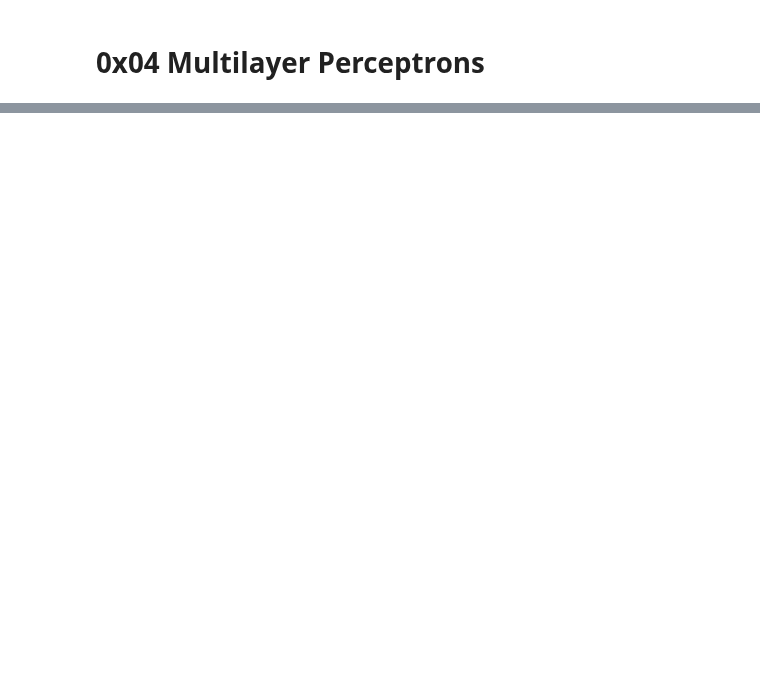
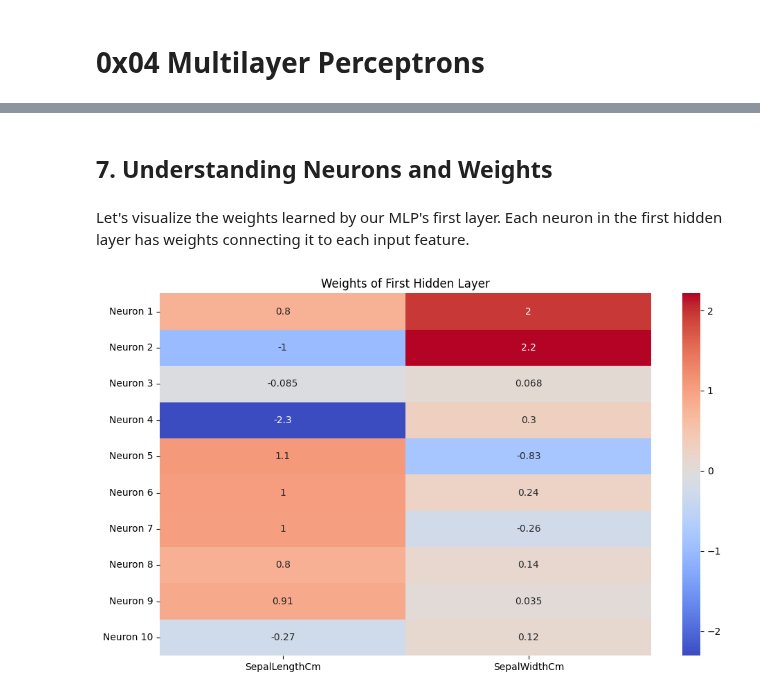
Before and after one commit to ut-vision/30min-of-deep-learning, a Jupyter notebook: 04_Multilayer_Perceptrons/index.ipynb, the cells around one changed output, grey strips where cells are left out. Cells and saved outputs as stored; diff of their text form; code cells hidden in the pictures; blank space fills up the shorter version.

```diff
--- a/04_Multilayer_Perceptrons/index.ipynb
+++ b/04_Multilayer_Perceptrons/index.ipynb
@@ -306,0 +464,22 @@ print(gaussian_info_df)
+# %% [markdown]
+## 7. Understanding Neurons and Weights
+# %% [markdown]
+Let's visualize the weights learned by our MLP's first layer. Each neuron in the first hidden layer has weights connecting it to each input feature.
+# %%
+# Extract weights from the first layer
+weights = model.input_layer.weight.data.numpy()
+
+# Create a heatmap of the weights
+plt.figure(figsize=(10, 6))
+sns.heatmap(
+    weights,
+    annot=True,
+    cmap="coolwarm",
+    xticklabels=X.columns.tolist(),
+    yticklabels=[f"Neuron {i + 1}" for i in range(hidden_size)],
+)
+plt.title("Weights of First Hidden Layer")
+plt.tight_layout()
+plt.show()
+# %% [output]
+[figure, added]
```
Also changed, not shown: parts of 96 cells of this notebook, 1 other file.
